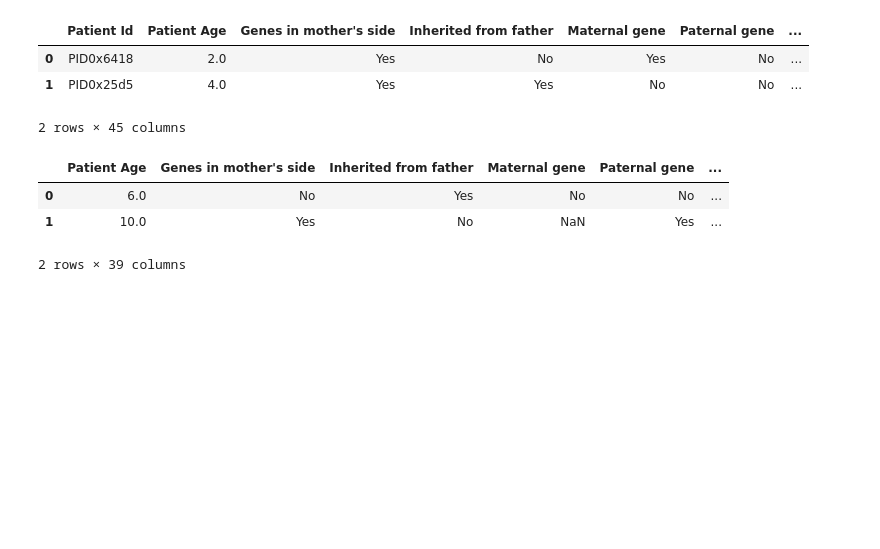
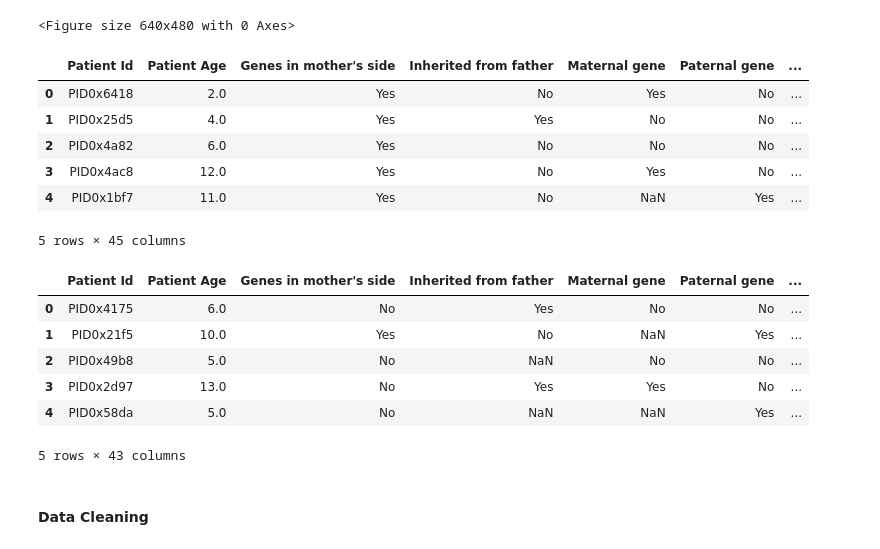
Before and after one commit to AmbitiousFlowDev/ml-genetic-disorder-classifier, a Jupyter notebook: GeneticDisorderClassifier.ipynb, the cells around one changed output. Saved outputs shown, nothing was run; the diff lists cells and outputs as text; code cells hidden in the pictures; blank space fills up the shorter version.

```diff
--- a/GeneticDisorderClassifier.ipynb
+++ b/GeneticDisorderClassifier.ipynb
@@ -15,20 +18,31 @@ from sklearn.preprocessing import OneHotEncoder, StandardScaler
 from sklearn.impute import SimpleImputer
 from sklearn.ensemble import RandomForestClassifier
 from sklearn.neural_network import MLPClassifier
+# %%
+plt.style.use('fivethirtyeight')
+plt.tight_layout()
+# %% [output]
+<Figure size 640x480 with 0 Axes>
 # %%
 train_df = pd.read_csv("dataset/train_genetic_disorders.csv")
 test_df  = pd.read_csv("dataset/test_genetic_disorders.csv")
 # %%
-train_df.head(2)
+train_df.head(5)
 # %% [output]
 |  | Patient Id | Patient Age | Genes in mother's side | Inherited from father | Maternal gene | Paternal gene | ... |
 | 0 | PID0x6418 | 2.0 | Yes | No | Yes | No | ... |
 | 1 | PID0x25d5 | 4.0 | Yes | Yes | No | No | ... |
+| 2 | PID0x4a82 | 6.0 | Yes | No | No | No | ... |
+| 3 | PID0x4ac8 | 12.0 | Yes | No | Yes | No | ... |
+| 4 | PID0x1bf7 | 11.0 | Yes | No | NaN | Yes | ... |
-2 rows × 45 columns
+5 rows × 45 columns
 # %%
-test_df.head(2)
+test_df.head(5)
 # %% [output]
-|  | Patient Age | Genes in mother's side | Inherited from father | Maternal gene | Paternal gene | ... |
-| 0 | 6.0 | No | Yes | No | No | ... |
-| 1 | 10.0 | Yes | No | NaN | Yes | ... |
+|  | Patient Id | Patient Age | Genes in mother's side | Inherited from father | Maternal gene | Paternal gene | ... |
+| 0 | PID0x4175 | 6.0 | No | Yes | No | No | ... |
+| 1 | PID0x21f5 | 10.0 | Yes | No | NaN | Yes | ... |
+| 2 | PID0x49b8 | 5.0 | No | NaN | No | No | ... |
+| 3 | PID0x2d97 | 13.0 | No | Yes | Yes | No | ... |
+| 4 | PID0x58da | 5.0 | No | NaN | NaN | Yes | ... |
-2 rows × 39 columns
+5 rows × 43 columns
@@ -36,0 +49,2 @@ target_col = "Genetic Disorder"
+# %% [markdown]
+#### Data Cleaning
```
Also changed, not shown: parts of 51 cells of this notebook.
